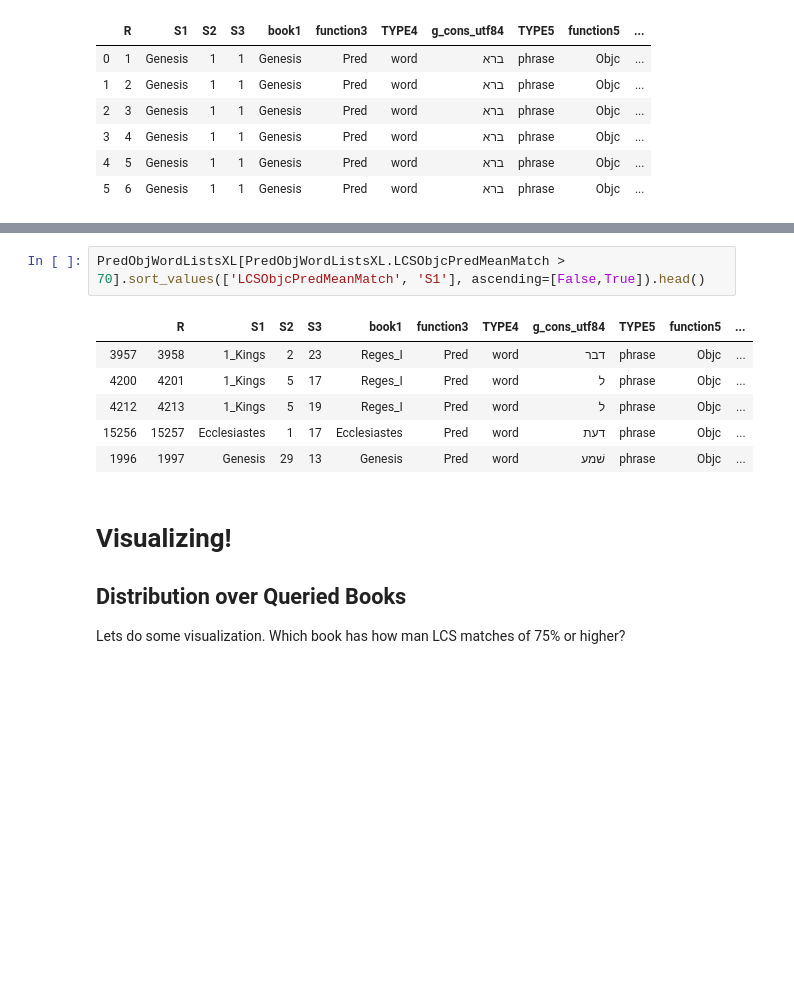
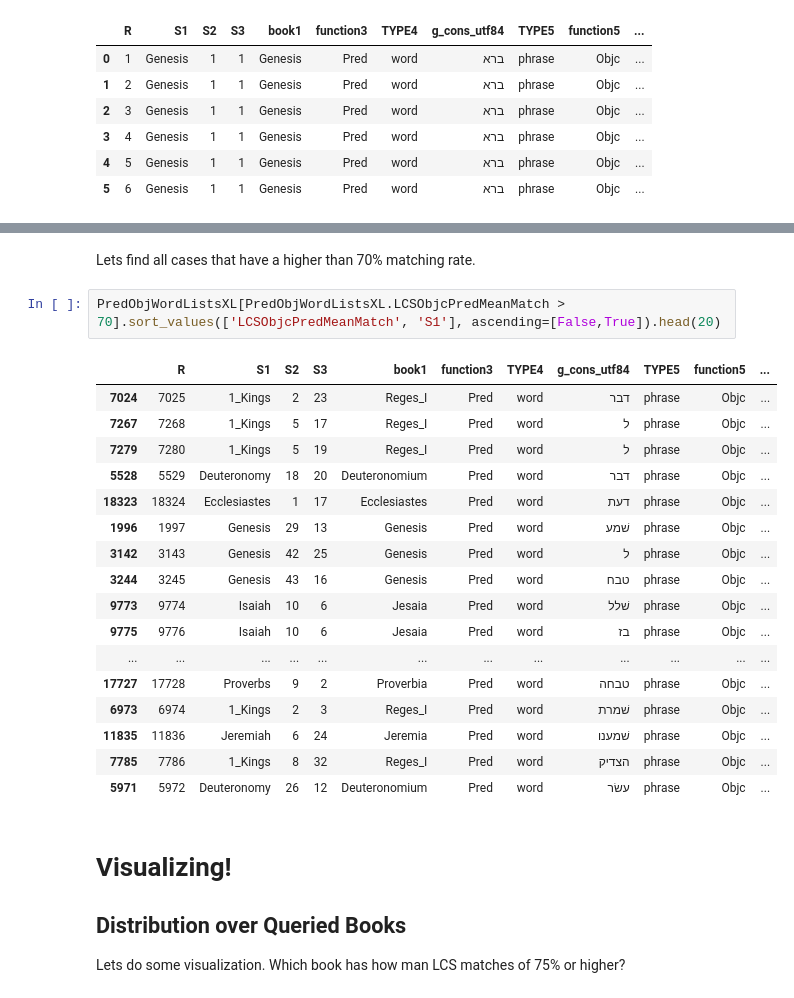
Before and after one commit to oliverglanz/Text-Fabric, a Jupyter notebook: LCS/0000_ETCBC-TF_2101-BHS_ETCBC_LCS_o.glanz _prof-edition.ipynb, the cells around one changed output, grey strips where cells are left out. Cells and saved outputs as stored; diff of their text form; blank space fills up the shorter version.

```diff
--- a/LCS/0000_ETCBC-TF_2101-BHS_ETCBC_LCS_o.glanz _prof-edition.ipynb
+++ b/LCS/0000_ETCBC-TF_2101-BHS_ETCBC_LCS_o.glanz _prof-edition.ipynb
@@ -696,12 +716,25 @@ PredObjWordListsXL[
+# %% [markdown]
+Lets find all cases that have a higher than 70% matching rate.
 # %%
-PredObjWordListsXL[PredObjWordListsXL.LCSObjcPredMeanMatch > 70].sort_values(['LCSObjcPredMeanMatch', 'S1'], ascending=[False,True]).head()
+PredObjWordListsXL[PredObjWordListsXL.LCSObjcPredMeanMatch > 70].sort_values(['LCSObjcPredMeanMatch', 'S1'], ascending=[False,True]).head(20)
 # %% [output]
 |  | R | S1 | S2 | S3 | book1 | function3 | TYPE4 | g_cons_utf84 | TYPE5 | function5 | ... |
-| 3957 | 3958 | 1_Kings | 2 | 23 | Reges_I | Pred | word | דבר | phrase | Objc | ... |
-| 4200 | 4201 | 1_Kings | 5 | 17 | Reges_I | Pred | word | ל | phrase | Objc | ... |
-| 4212 | 4213 | 1_Kings | 5 | 19 | Reges_I | Pred | word | ל | phrase | Objc | ... |
-| 15256 | 15257 | Ecclesiastes | 1 | 17 | Ecclesiastes | Pred | word | דעת | phrase | Objc | ... |
+| 7024 | 7025 | 1_Kings | 2 | 23 | Reges_I | Pred | word | דבר | phrase | Objc | ... |
+| 7267 | 7268 | 1_Kings | 5 | 17 | Reges_I | Pred | word | ל | phrase | Objc | ... |
+| 7279 | 7280 | 1_Kings | 5 | 19 | Reges_I | Pred | word | ל | phrase | Objc | ... |
+| 5528 | 5529 | Deuteronomy | 18 | 20 | Deuteronomium | Pred | word | דבר | phrase | Objc | ... |
+| 18323 | 18324 | Ecclesiastes | 1 | 17 | Ecclesiastes | Pred | word | דעת | phrase | Objc | ... |
 | 1996 | 1997 | Genesis | 29 | 13 | Genesis | Pred | word | שׁמע | phrase | Objc | ... |
+| 3142 | 3143 | Genesis | 42 | 25 | Genesis | Pred | word | ל | phrase | Objc | ... |
+| 3244 | 3245 | Genesis | 43 | 16 | Genesis | Pred | word | טבח | phrase | Objc | ... |
+| 9773 | 9774 | Isaiah | 10 | 6 | Jesaia | Pred | word | שׁלל | phrase | Objc | ... |
+| 9775 | 9776 | Isaiah | 10 | 6 | Jesaia | Pred | word | בז | phrase | Objc | ... |
+| ... | ... | ... | ... | ... | ... | ... | ... | ... | ... | ... | ... |
+| 17727 | 17728 | Proverbs | 9 | 2 | Proverbia | Pred | word | טבחה | phrase | Objc | ... |
+| 6973 | 6974 | 1_Kings | 2 | 3 | Reges_I | Pred | word | שׁמרת | phrase | Objc | ... |
+| 11835 | 11836 | Jeremiah | 6 | 24 | Jeremia | Pred | word | שׁמענו | phrase | Objc | ... |
+| 7785 | 7786 | 1_Kings | 8 | 32 | Reges_I | Pred | word | הצדיק | phrase | Objc | ... |
+| 5971 | 5972 | Deuteronomy | 26 | 12 | Deuteronomium | Pred | word | עשׂר | phrase | Objc | ... |
 # %% [markdown]
 # Visualizing!
 ## Distribution over Queried Books
```
Also changed, not shown: parts of 19 cells of this notebook.
